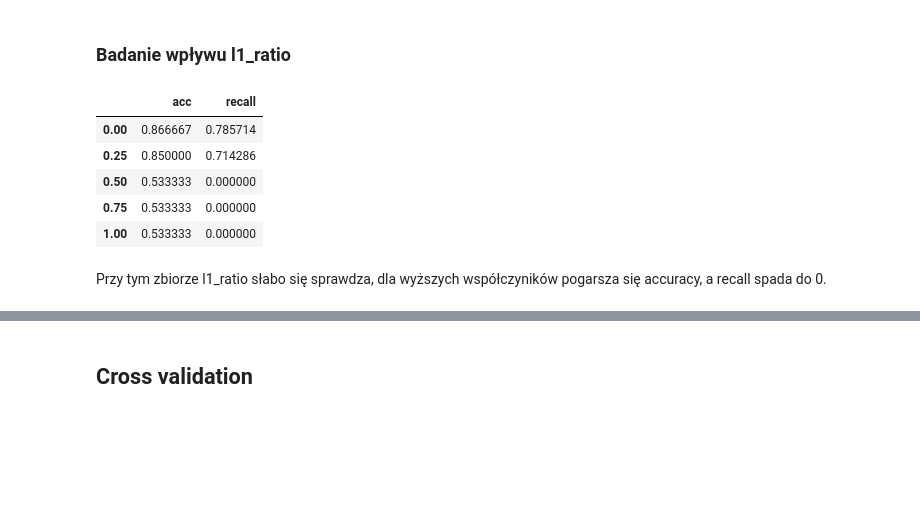
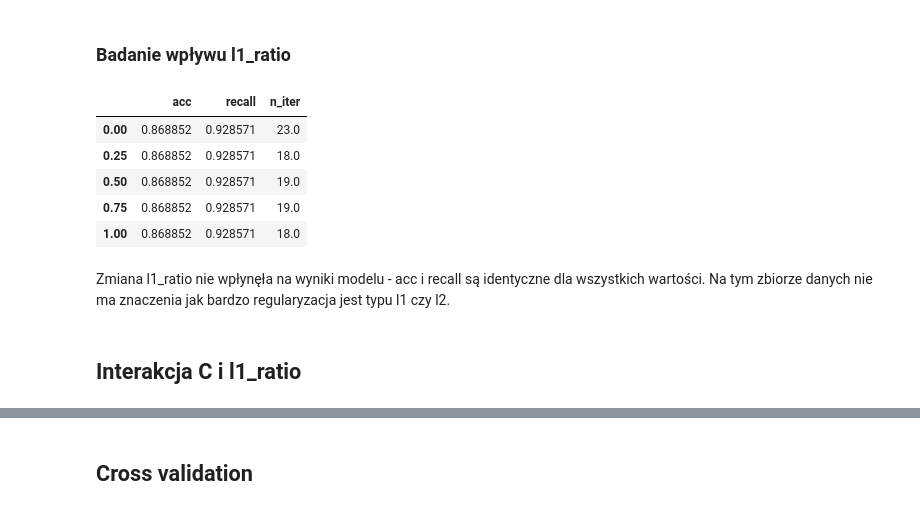
Before and after one commit to Zajecia-na-PWr-LR/lista-3-jakubpalewski, a Jupyter notebook: UM_inz_L3.ipynb, the cells around one changed output, grey strips where cells are left out. Saved outputs shown, nothing was run; the diff lists cells and outputs as text; code cells hidden in the pictures; blank space fills up the shorter version.

```diff
--- a/UM_inz_L3.ipynb
+++ b/UM_inz_L3.ipynb
@@ -9,10 +14,5 @@ from sklearn.preprocessing import StandardScaler, MinMaxScaler
 # %%
-url = "https://archive.ics.uci.edu/ml/machine-learning-databases/heart-disease/processed.cleveland.data"
-
-columns = ['age', 'sex', 'cp', 'trestbps', 'chol', 'fbs', 'restecg',
-           'thalach', 'exang', 'oldpeak', 'slope', 'ca', 'thal', 'target']
-
-df = pd.read_csv(url, names=columns, na_values='?')
+df = pd.read_csv("Heart_disease_cleveland_new.csv")
 df.head()
 # %% [output]
 |  | age | sex | cp | trestbps | chol | fbs | restecg | thalach | exang | oldpeak | slope | ... |
@@ -71,3 +68,0 @@ Oznaczenia poszczególnych cech:
-# %%
-df = df.dropna()
-print(df.shape)
@@ -76,3 +68,0 @@ print(df.shape)
-# %%
-df['target'] = (df['target'] > 0).astype(int)
-df['target'].value_counts()
@@ -199,9 +190,10 @@ for C in [0.001, 0.01, 0.1, 1, 10, 100]:
     m.fit(X_train_std, y_train)
     y_p = m.predict(X_test_std)
     results_c[C] = {
-        'acc': accuracy_score(y_test, y_p),
-        'recall': recall_score(y_test, y_p)
-    }
+    'acc': accuracy_score(y_test, y_p),
+    'recall': recall_score(y_test, y_p),
+    'n_iter': m.n_iter_[0]
+}
 
 pd.DataFrame(results_c).T
 # %% [output]
@@ -217,27 +214,32 @@ Przy małym c = 0.001 model jest zbyt prosty, acc i recall wyraźnie niższe w p
 # %% [markdown]
 ### Badanie wpływu l1_ratio
 # %%
-results_l1 = {}
+results_ratio = {}
 
 for ratio in [0.0, 0.25, 0.5, 0.75, 1.0]:
-    m = LogisticRegression(max_iter=1000, C=0.01,
-                           solver='saga',
-                           l1_ratio=ratio)
-
+    m = LogisticRegression(
+        solver='saga',
+        l1_ratio=ratio,
+        C=1.0,
+        max_iter=10000
+    )
     m.fit(X_train_std, y_train)
     y_p = m.predict(X_test_std)
-    results_l1[ratio] = {
+    results_ratio[ratio] = {
         'acc': accuracy_score(y_test, y_p),
-        'recall': recall_score(y_test, y_p)
+        'recall': recall_score(y_test, y_p),
+        'n_iter': m.n_iter_[0]
     }
 
-pd.DataFrame(results_l1).T
+pd.DataFrame(results_ratio).T
 # %% [output]
-|  | acc | recall |
-| 0.00 | 0.866667 | 0.785714 |
-| 0.25 | 0.850000 | 0.714286 |
-| 0.50 | 0.533333 | 0.000000 |
-| 0.75 | 0.533333 | 0.000000 |
-| 1.00 | 0.533333 | 0.000000 |
+|  | acc | recall | n_iter |
+| 0.00 | 0.868852 | 0.928571 | 23.0 |
+| 0.25 | 0.868852 | 0.928571 | 18.0 |
+| 0.50 | 0.868852 | 0.928571 | 19.0 |
+| 0.75 | 0.868852 | 0.928571 | 19.0 |
+| 1.00 | 0.868852 | 0.928571 | 18.0 |
 # %% [markdown]
-Przy tym zbiorze l1_ratio słabo się sprawdza, dla wyższych współczyników pogarsza się accuracy, a recall spada do 0.
+Zmiana l1_ratio nie wpłynęła na wyniki modelu - acc i recall są identyczne dla wszystkich wartości. Na tym zbiorze danych nie ma znaczenia jak bardzo regularyzacja jest typu l1 czy l2.
+# %% [markdown]
+## Interakcja C i l1_ratio
```
Also changed, not shown: parts of 22 cells of this notebook.
